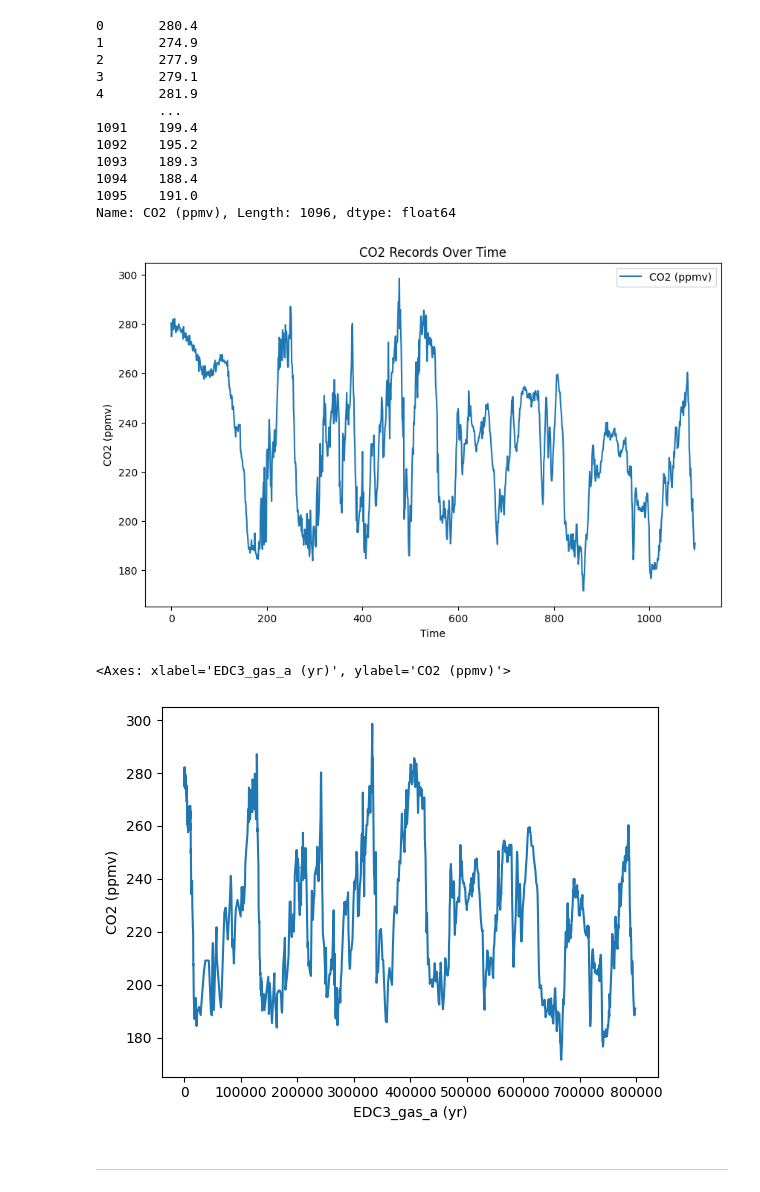
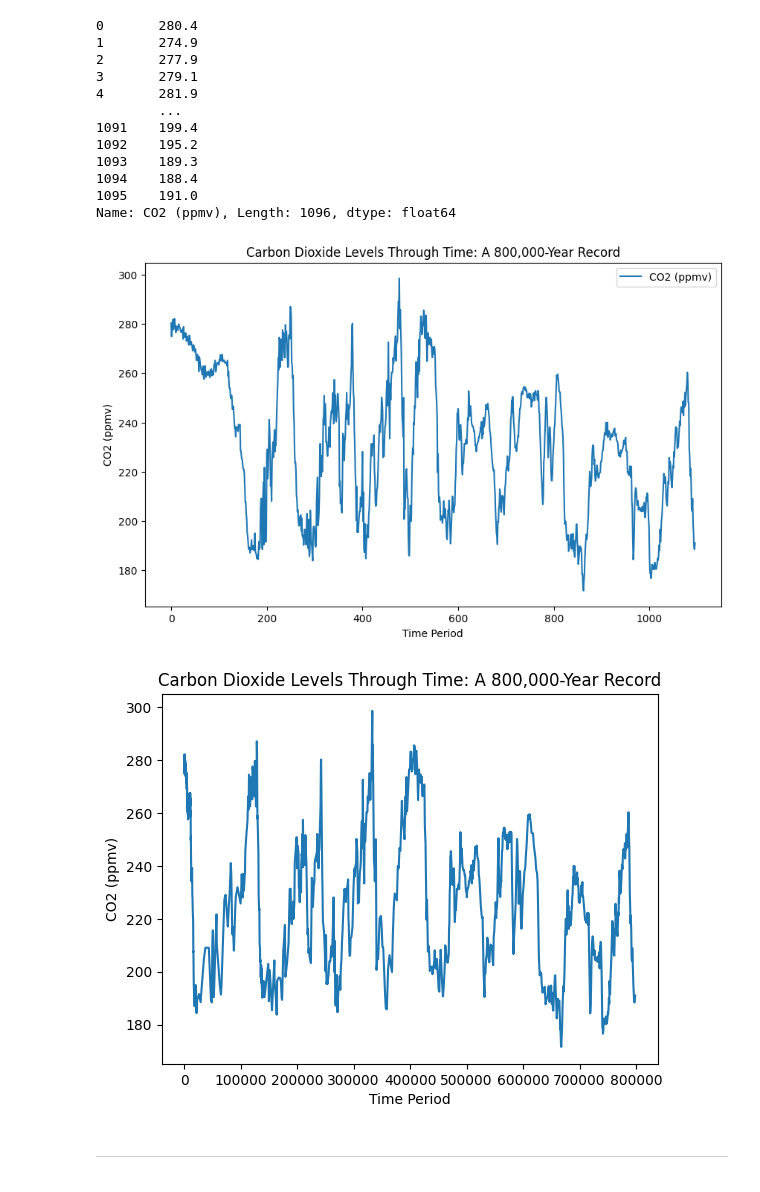
Before and after one commit to Tanjasta/PFDA_Assignment2, a Jupyter notebook: PFDA_Assignment2.ipynb, the cells around one changed output. Saved outputs shown, nothing was run; the diff lists cells and outputs as text; code cells hidden in the pictures.

```diff
--- a/PFDA_Assignment2.ipynb
+++ b/PFDA_Assignment2.ipynb
@@ -350,21 +368,24 @@ Name: CO2 (ppmv), Length: 1096, dtype: float64
 # %%
 CO2_column = df["CO2 (ppmv)"]
 
-# Plotting
-plt.figure(figsize=(10, 6))  # Set the size of the plot
-plt.plot(CO2_column, label="CO2 (ppmv)")  # Plot the 'temp' column
-plt.title("CO2 Records Over Time")  # Add a title
-plt.xlabel("Time")  # Add an X-label
-plt.ylabel("CO2 (ppmv)")  # Add a Y-label
-plt.legend()  # Add a legend
-plt.show()  # Display the plot
+# Plotting CO2 data
+plt.figure(figsize=(10, 6))
+plt.plot(CO2_column, label="CO2 (ppmv)")
+plt.title("Carbon Dioxide Levels Through Time: A 800,000-Year Record")
+plt.xlabel("Time Period")
+plt.ylabel("CO2 (ppmv)")
+plt.legend()
+plt.show()
 # %% [output]
-[figure, old version]
+[figure, new version]
 # %%
 sns.lineplot(data=df, x="EDC3_gas_a (yr)", y="CO2 (ppmv)")
+plt.title("Carbon Dioxide Levels Through Time: A 800,000-Year Record")
+plt.xlabel("Time Period")
+plt.ylabel("CO2 (ppmv)")
+plt.show()
 # %% [output]
-<Axes: xlabel='EDC3_gas_a (yr)', ylabel='CO2 (ppmv)'>
-[figure, old version]
+[figure, new version]
 # %% [markdown]
 ***
 # %% [markdown]
```
Also changed, not shown: parts of 11 cells of this notebook.
